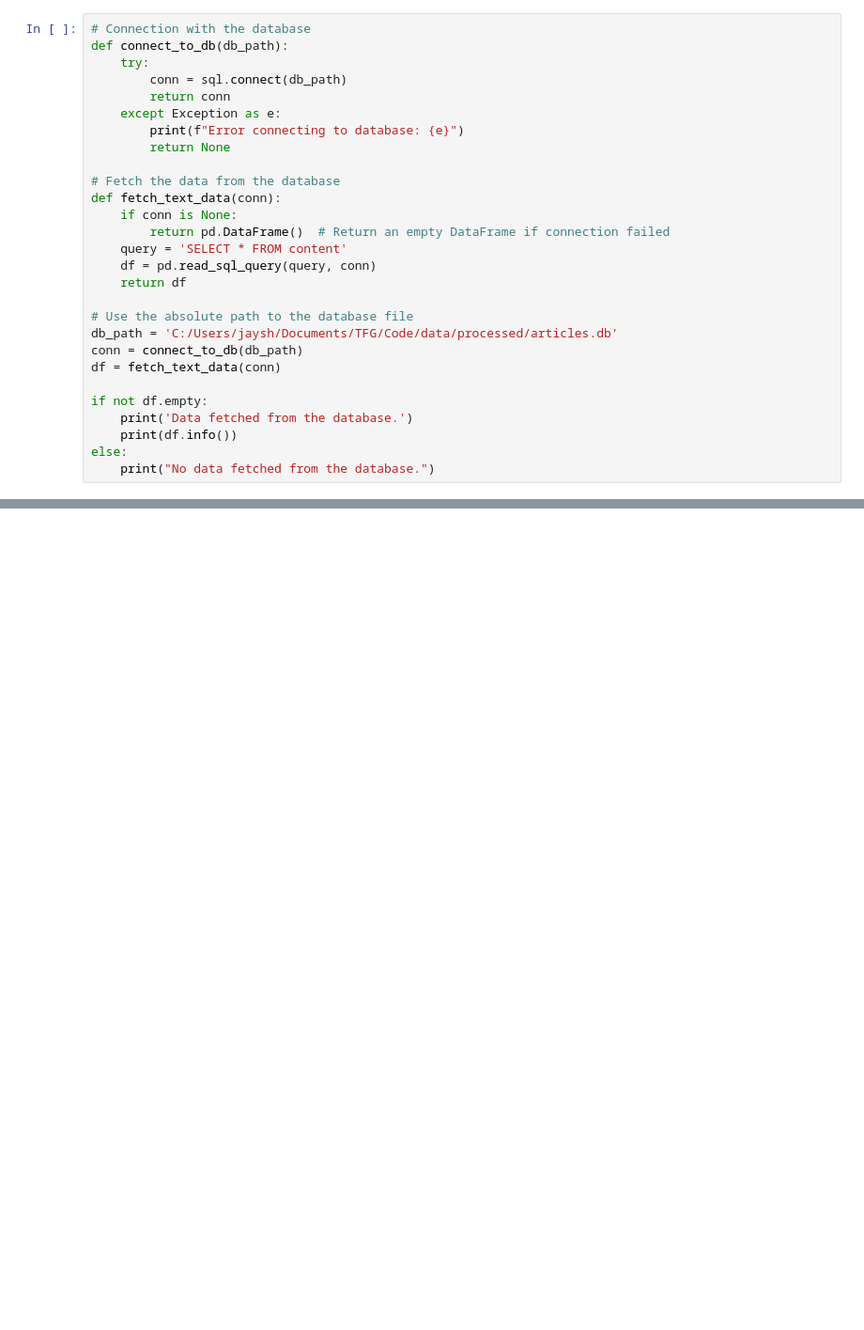
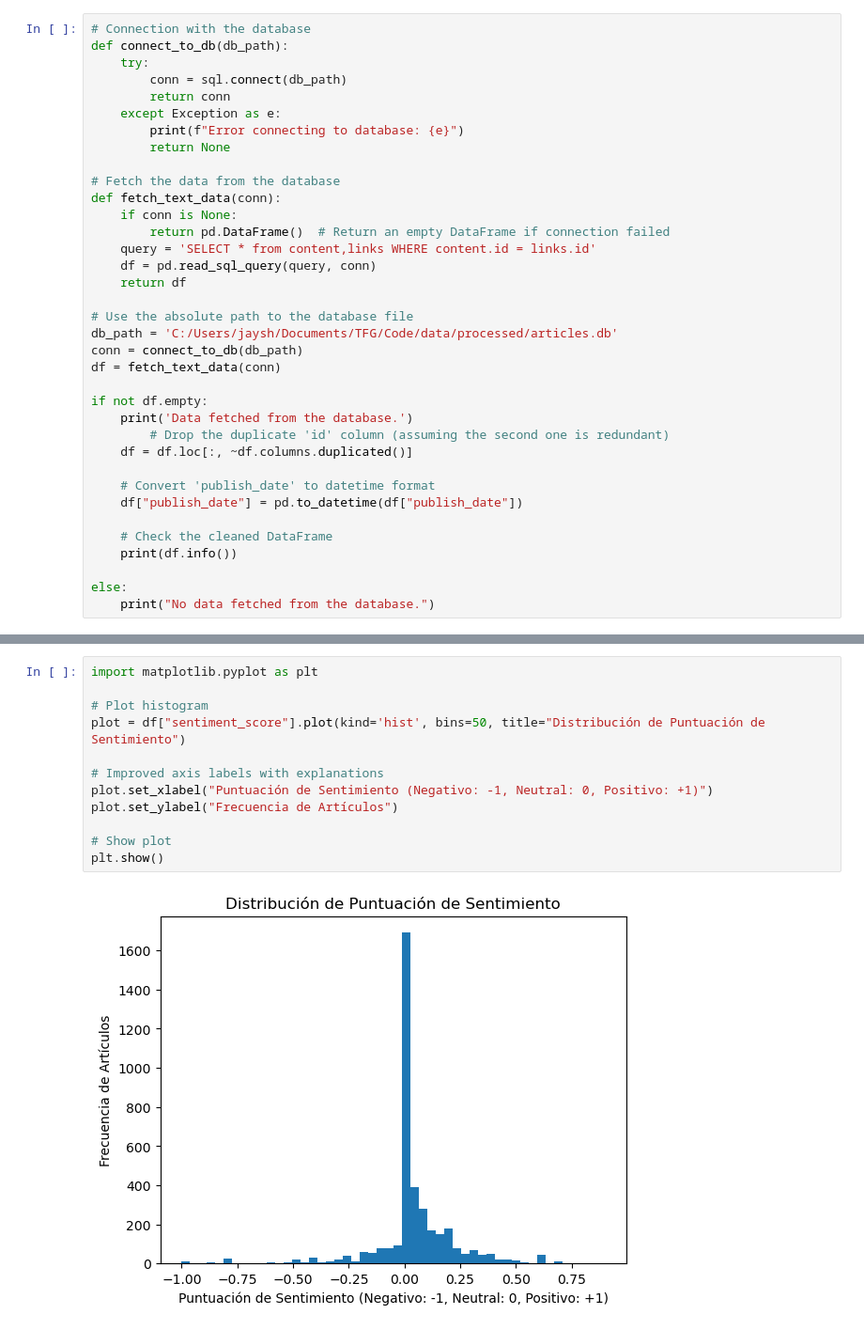
Before and after one commit to JAYCANGI/TFG, a Jupyter notebook: Models/models.ipynb, the cells around one changed output, grey strips where cells are left out. Shown at 94% size. Drawn from its saved outputs; the diff is of its cells as text; blank space fills up the shorter version.

Commit message:
Labels done and now working on the models

```diff
--- a/Models/models.ipynb
+++ b/Models/models.ipynb
@@ -27,7 +30,7 @@ def connect_to_db(db_path):
 def fetch_text_data(conn):
     if conn is None:
         return pd.DataFrame()  # Return an empty DataFrame if connection failed
-    query = 'SELECT * FROM content'
+    query = 'SELECT * from content,links WHERE content.id = links.id'
     df = pd.read_sql_query(query, conn)
     return df
 
@@ -38,7 +41,15 @@ df = fetch_text_data(conn)
 
 if not df.empty:
     print('Data fetched from the database.')
+        # Drop the duplicate 'id' column (assuming the second one is redundant)
+    df = df.loc[:, ~df.columns.duplicated()]
+
+    # Convert 'publish_date' to datetime format
+    df["publish_date"] = pd.to_datetime(df["publish_date"])
+
+    # Check the cleaned DataFrame
     print(df.info())
+
 else:
     print("No data fetched from the database.")
 # %% [output]
@@ -84,0 +139,14 @@ Name: sentiment_score, dtype: float64
+# %%
+import matplotlib.pyplot as plt
+
+# Plot histogram
+plot = df["sentiment_score"].plot(kind='hist', bins=50, title="Distribución de Puntuación de Sentimiento")
+
+# Improved axis labels with explanations
+plot.set_xlabel("Puntuación de Sentimiento (Negativo: -1, Neutral: 0, Positivo: +1)")
+plot.set_ylabel("Frecuencia de Artículos")
+
+# Show plot
+plt.show()
+# %% [output]
+[figure, added]
```
Also changed, not shown: parts of 44 cells of this notebook, 4 other files.
